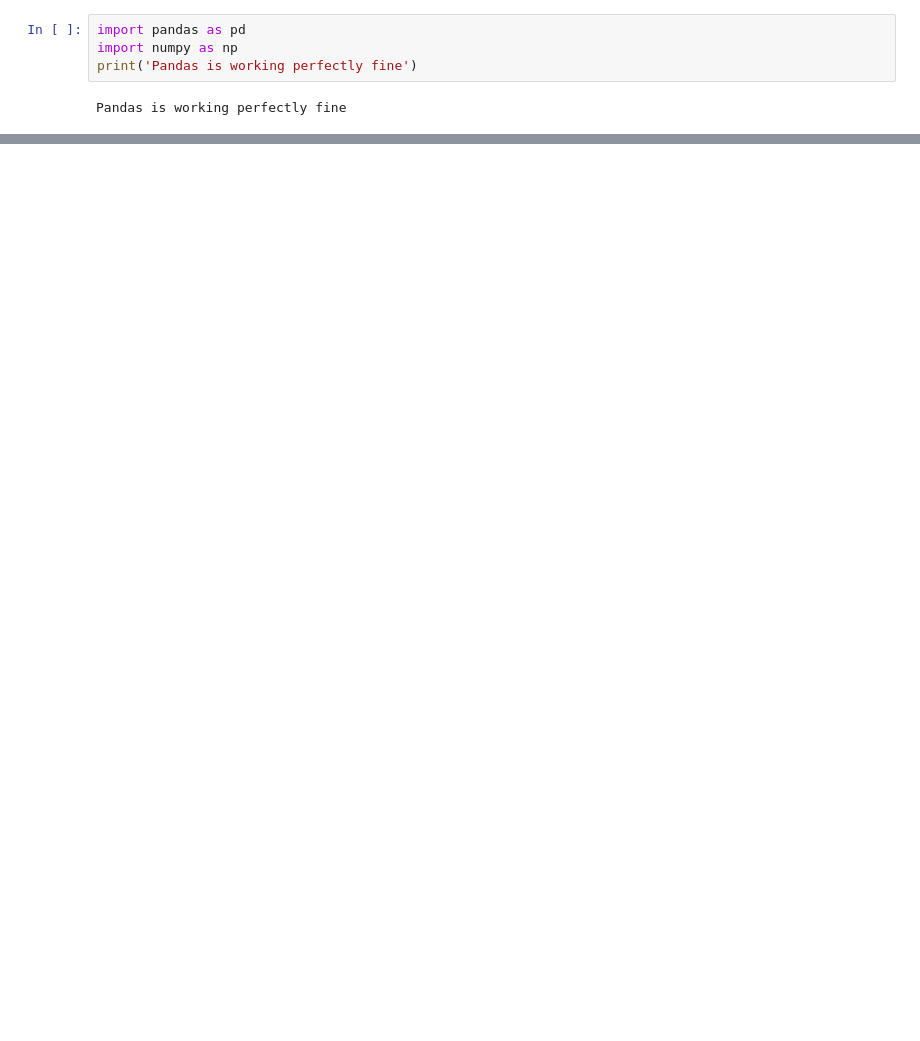
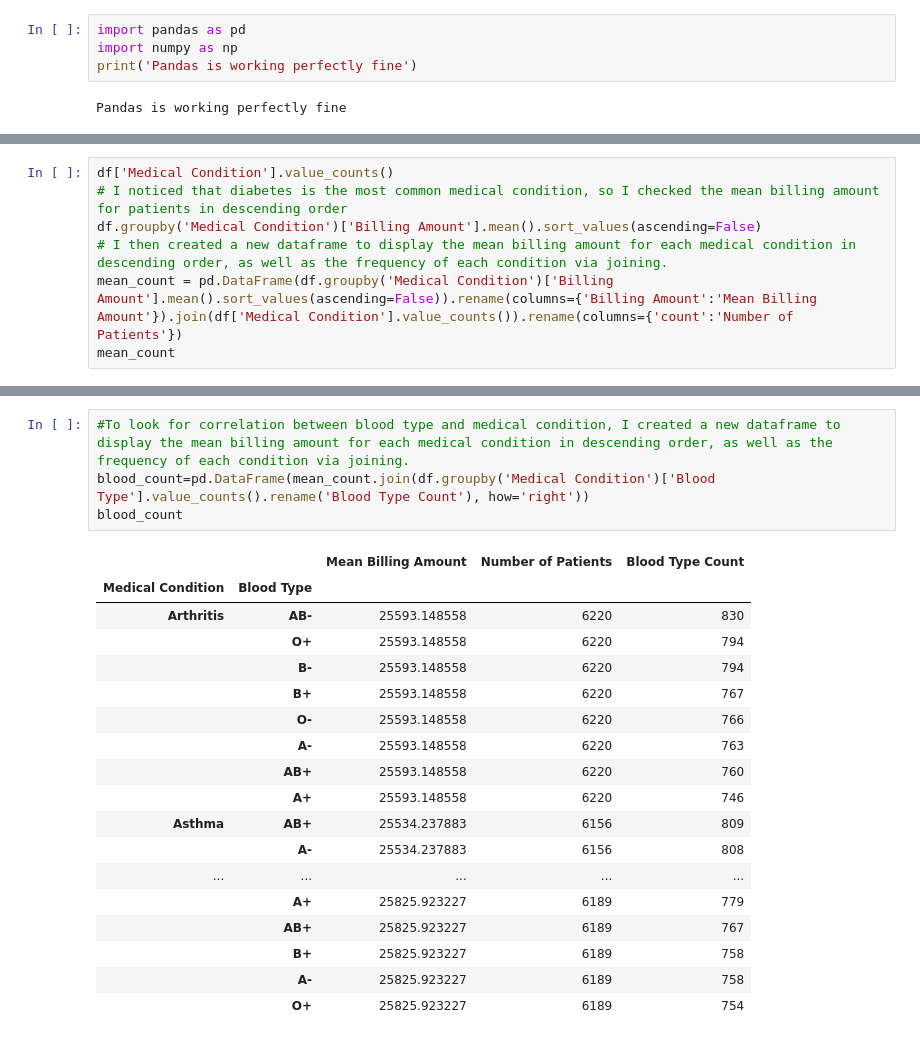
Before and after one commit to agbahovbejasmine-del/hospital_data_project, a Jupyter notebook: hospital_analysis.ipynb, the cells around one changed output, grey strips where cells are left out. Drawn from its saved outputs; the diff is of its cells as text; blank space fills up the shorter version.

Commit message:
Just created a couple of new DataFrames for quick visualization.

```diff
--- a/hospital_analysis.ipynb
+++ b/hospital_analysis.ipynb
@@ -38,0 +39,7 @@ Pandas is working perfectly fine
+# %%
+df['Medical Condition'].value_counts()
+# I noticed that diabetes is the most common medical condition, so I checked the mean billing amount for patients in descending order
+df.groupby('Medical Condition')['Billing Amount'].mean().sort_values(ascending=False)
+# I then created a new dataframe to display the mean billing amount for each medical condition in descending order, as well as the frequency of each condition via joining.
+mean_count = pd.DataFrame(df.groupby('Medical Condition')['Billing Amount'].mean().sort_values(ascending=False)).rename(columns={'Billing Amount':'Mean Billing Amount'}).join(df['Medical Condition'].value_counts()).rename(columns={'count':'Number of Patients'})
+mean_count
@@ -38,0 +55,23 @@ Pandas is working perfectly fine
+# %%
+#To look for correlation between blood type and medical condition, I created a new dataframe to display the mean billing amount for each medical condition in descending order, as well as the frequency of each condition via joining.
+blood_count=pd.DataFrame(mean_count.join(df.groupby('Medical Condition')['Blood Type'].value_counts().rename('Blood Type Count'), how='right'))
+blood_count
+# %% [output]
+|  |  | Mean Billing Amount | Number of Patients | Blood Type Count |
+| Medical Condition | Blood Type |  |  |  |
+| Arthritis | AB- | 25593.148558 | 6220 | 830 |
+|  | O+ | 25593.148558 | 6220 | 794 |
+|  | B- | 25593.148558 | 6220 | 794 |
+|  | B+ | 25593.148558 | 6220 | 767 |
+|  | O- | 25593.148558 | 6220 | 766 |
+|  | A- | 25593.148558 | 6220 | 763 |
+|  | AB+ | 25593.148558 | 6220 | 760 |
+|  | A+ | 25593.148558 | 6220 | 746 |
+| Asthma | AB+ | 25534.237883 | 6156 | 809 |
+|  | A- | 25534.237883 | 6156 | 808 |
+| ... | ... | ... | ... | ... |
+|  | A+ | 25825.923227 | 6189 | 779 |
+|  | AB+ | 25825.923227 | 6189 | 767 |
+|  | B+ | 25825.923227 | 6189 | 758 |
+|  | A- | 25825.923227 | 6189 | 758 |
+|  | O+ | 25825.923227 | 6189 | 754 |
```
Also changed, not shown: parts of 7 cells of this notebook.
